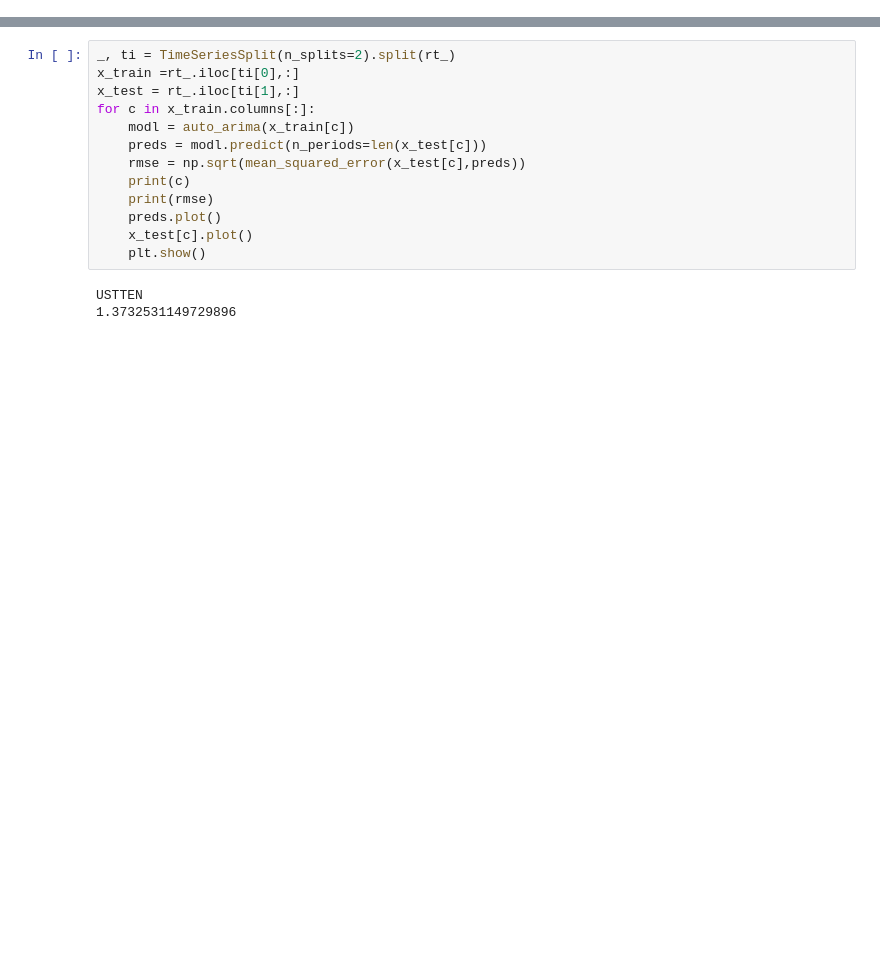
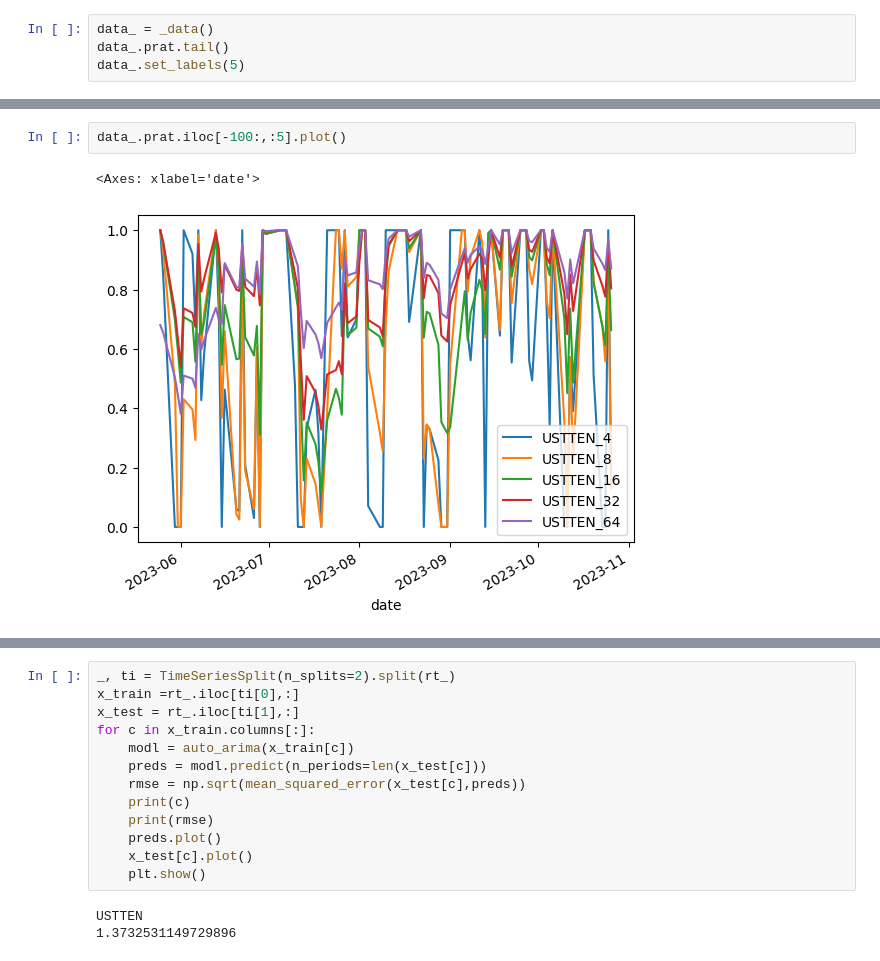
Before and after one commit to pablism/portoptim, a Jupyter notebook: optim.ipynb, the cells around one changed output, grey strips where cells are left out. Saved outputs shown, nothing was run; the diff lists cells and outputs as text; blank space fills up the shorter version.

```diff
--- a/optim.ipynb
+++ b/optim.ipynb
@@ -63,0 +28,4 @@ rt_.head()
+# %%
+data_ = _data()
+data_.prat.tail()
+data_.set_labels(5)
@@ -63,0 +47,5 @@ rt_.head()
+# %%
+data_.prat.iloc[-100:,:5].plot()
+# %% [output]
+<Axes: xlabel='date'>
+[figure, added]
```
Also changed, not shown: parts of 10 cells of this notebook.
